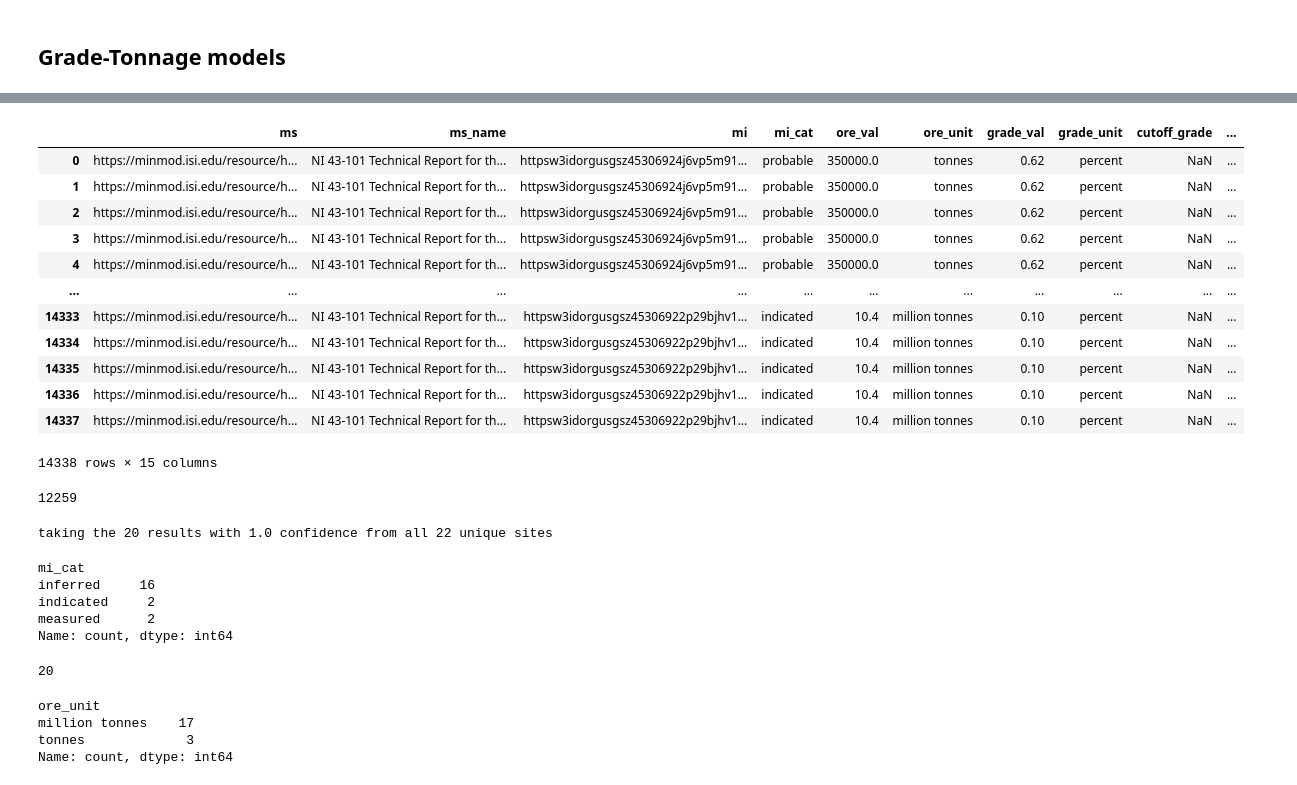
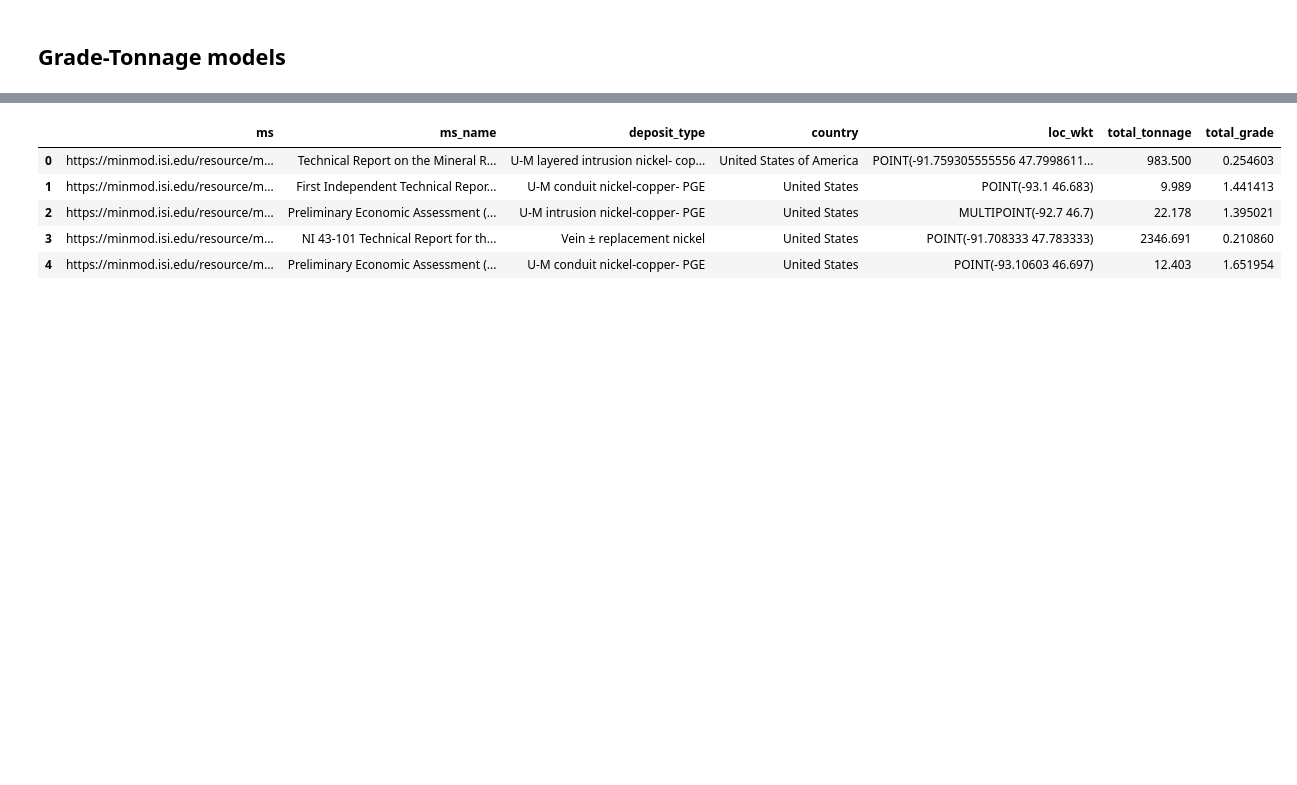
Before and after one commit to binh-vu/ta2-minmod-data, a Jupyter notebook: sandbox/sparql_sandbox.ipynb, the cells around one changed output, grey strips where cells are left out. Cells and saved outputs as stored; diff of their text form; code cells hidden in the pictures; blank space fills up the shorter version.

```diff
--- a/sandbox/sparql_sandbox.ipynb
+++ b/sandbox/sparql_sandbox.ipynb
@@ -673,45 +507,21 @@ query_resp_df = run_minmod_query(query, values=True)
 # %%
-mineral_data_df = pd.DataFrame([
+gt_data_df = pd.DataFrame([
     {
-        'ms': row['ms.value'], # This is not yet the name, it's the suffix of the uri
+        'ms': row['ms.value'],
         'ms_name': row['ms_name.value'] if len(row['ms_name.value']) > 0 else row['ms.value'].split('/')[-1],
-        'mi': row['mi.value'].split('/')[-1],
-        'mi_cat': row['mi_cat.value'].lower().split('/')[-1],
-        'ore_val': float(row['ore_val.value']),
-        'ore_unit': row['ore_unit_lbl.value'],
-        'grade_val': float(row['grade_val.value']),
-        'grade_unit': row['grade_unit_lbl.value'],
-        'cutoff_grade': float(row['cutoff_grade.value']),
-        'cutoff_grade_unit': row['cutoff_grade.value'],
-        'deposit_type_qnode': row['dtnorm.value'],
-        'deposit_type': row['dtnorm_label.value'],
-        'dep_type_score': float(row['dt_conf.value']),
+        'deposit_type': row['deposit_name.value'],
         'country': row['country.value'],
-        'loc_wkt': row['loc_wkt.value']
+        'loc_wkt': row['loc_wkt.value'],
+        'total_tonnage':float(row['total_tonnage.value']),
+        'total_grade': float(row['total_grade.value'])
     }
     for index, row in query_resp_df.iterrows()
 ])
-mineral_data_df
+gt_data_df
 # %% [output]
-|  | ms | ms_name | mi | mi_cat | ore_val | ore_unit | grade_val | grade_unit | cutoff_grade | ... |
-| 0 | https://minmod.isi.edu/resource/h... | NI 43-101 Technical Report for th... | httpsw3idorgusgsz45306924j6vp5m91... | probable | 350000.0 | tonnes | 0.62 | percent | NaN | ... |
-| 1 | https://minmod.isi.edu/resource/h... | NI 43-101 Technical Report for th... | httpsw3idorgusgsz45306924j6vp5m91... | probable | 350000.0 | tonnes | 0.62 | percent | NaN | ... |
-| 2 | https://minmod.isi.edu/resource/h... | NI 43-101 Technical Report for th... | httpsw3idorgusgsz45306924j6vp5m91... | probable | 350000.0 | tonnes | 0.62 | percent | NaN | ... |
-| 3 | https://minmod.isi.edu/resource/h... | NI 43-101 Technical Report for th... | httpsw3idorgusgsz45306924j6vp5m91... | probable | 350000.0 | tonnes | 0.62 | percent | NaN | ... |
-| 4 | https://minmod.isi.edu/resource/h... | NI 43-101 Technical Report for th... | httpsw3idorgusgsz45306924j6vp5m91... | probable | 350000.0 | tonnes | 0.62 | percent | NaN | ... |
-| ... | ... | ... | ... | ... | ... | ... | ... | ... | ... | ... |
-| 14333 | https://minmod.isi.edu/resource/h... | NI 43-101 Technical Report for th... | httpsw3idorgusgsz45306922p29bjhv1... | indicated | 10.4 | million tonnes | 0.10 | percent | NaN | ... |
-| 14334 | https://minmod.isi.edu/resource/h... | NI 43-101 Technical Report for th... | httpsw3idorgusgsz45306922p29bjhv1... | indicated | 10.4 | million tonnes | 0.10 | percent | NaN | ... |
-| 14335 | https://minmod.isi.edu/resource/h... | NI 43-101 Technical Report for th... | httpsw3idorgusgsz45306922p29bjhv1... | indicated | 10.4 | million tonnes | 0.10 | percent | NaN | ... |
-| 14336 | https://minmod.isi.edu/resource/h... | NI 43-101 Technical Report for th... | httpsw3idorgusgsz45306922p29bjhv1... | indicated | 10.4 | million tonnes | 0.10 | percent | NaN | ... |
-| 14337 | https://minmod.isi.edu/resource/h... | NI 43-101 Technical Report for th... | httpsw3idorgusgsz45306922p29bjhv1... | indicated | 10.4 | million tonnes | 0.10 | percent | NaN | ... |
+|  | ms | ms_name | deposit_type | country | loc_wkt | total_tonnage | total_grade |
+| 0 | https://minmod.isi.edu/resource/m... | Technical Report on the Mineral R... | U-M layered intrusion nickel- cop... | United States of America | POINT(-91.759305555556 47.7998611... | 983.500 | 0.254603 |
+| 1 | https://minmod.isi.edu/resource/m... | First Independent Technical Repor... | U-M conduit nickel-copper- PGE | United States | POINT(-93.1 46.683) | 9.989 | 1.441413 |
+| 2 | https://minmod.isi.edu/resource/m... | Preliminary Economic Assessment (... | U-M intrusion nickel-copper- PGE | United States | MULTIPOINT(-92.7 46.7) | 22.178 | 1.395021 |
+| 3 | https://minmod.isi.edu/resource/m... | NI 43-101 Technical Report for th... | Vein ± replacement nickel | United States | POINT(-91.708333 47.783333) | 2346.691 | 0.210860 |
+| 4 | https://minmod.isi.edu/resource/m... | Preliminary Economic Assessment (... | U-M conduit nickel-copper- PGE | United States | POINT(-93.10603 46.697) | 12.403 | 1.651954 |
-14338 rows × 15 columns
-# %%
-#filtered_us = mineral_data_df
-filtered_us = mineral_data_df[mineral_data_df['country'].isin(["USA", "United States", "United States of America"])]
-#filtered_nickel_us = filtered_us
-filtered_nickel_us = filtered_us[filtered_us['deposit_type_qnode'].isin(valid_deposit_Qs)]
-mineral_data_df = filtered_nickel_us.copy()
-len(mineral_data_df)
-# %% [output]
-12259
@@ -725,26 +527,0 @@ mineral_data_df = filtered_mineral_data_df
-# %%
-print(f"taking the {len(mineral_data_df[mineral_data_df['dep_type_score'] == 1.0])} results with 1.0 confidence from all {len(mineral_data_df)} unique sites")
-mineral_data_df = mineral_data_df[mineral_data_df['dep_type_score'] == 1.0]
-# %% [output]
-taking the 20 results with 1.0 confidence from all 22 unique sites
-# %%
-mineral_data_df['mi_cat'].value_counts()
-# %% [output]
-mi_cat
-inferred     16
-indicated     2
-measured      2
-Name: count, dtype: int64
-# %%
-filtered_mineral_data_df = mineral_data_df[mineral_data_df['mi_cat'].isin(['inferred', 'indicated', 'measured'])]
-filtered_mineral_data_df = filtered_mineral_data_df.drop_duplicates(subset=['ms', 'mi_cat'])
-len(filtered_mineral_data_df)
-# %% [output]
-20
-# %%
-filtered_mineral_data_df['ore_unit'].value_counts()
-# %% [output]
-ore_unit
-million tonnes    17
-tonnes             3
-Name: count, dtype: int64
```
Also changed, not shown: parts of 40 cells of this notebook.
